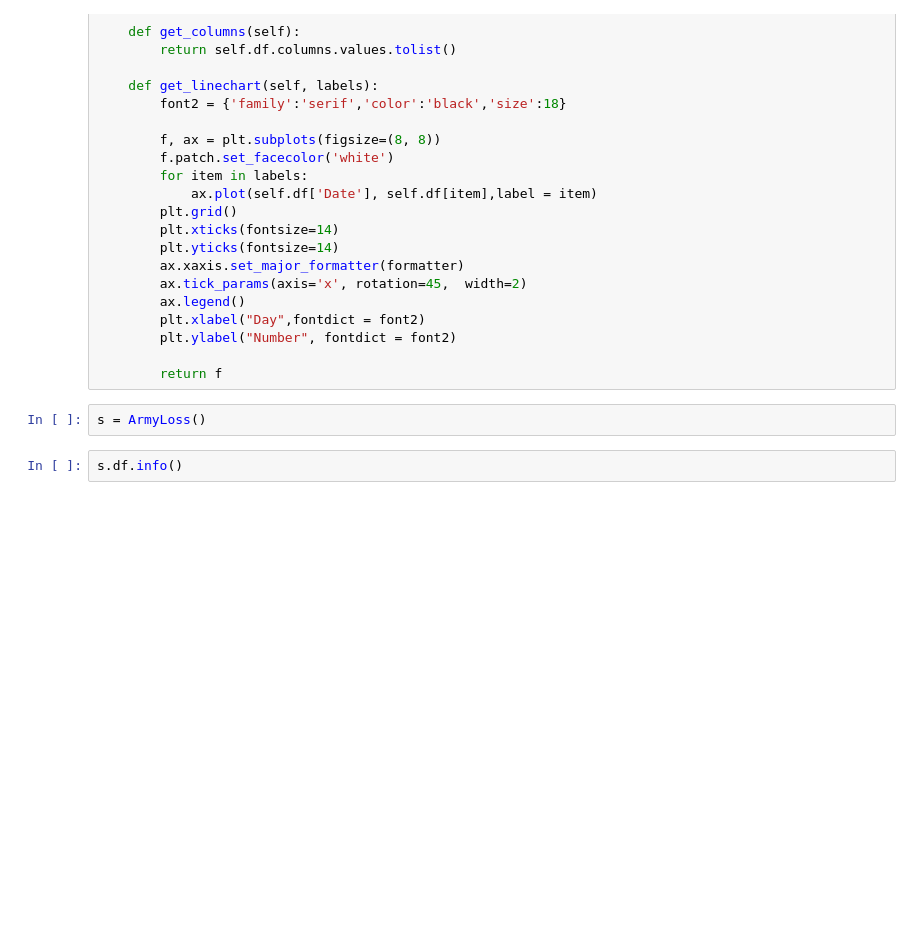
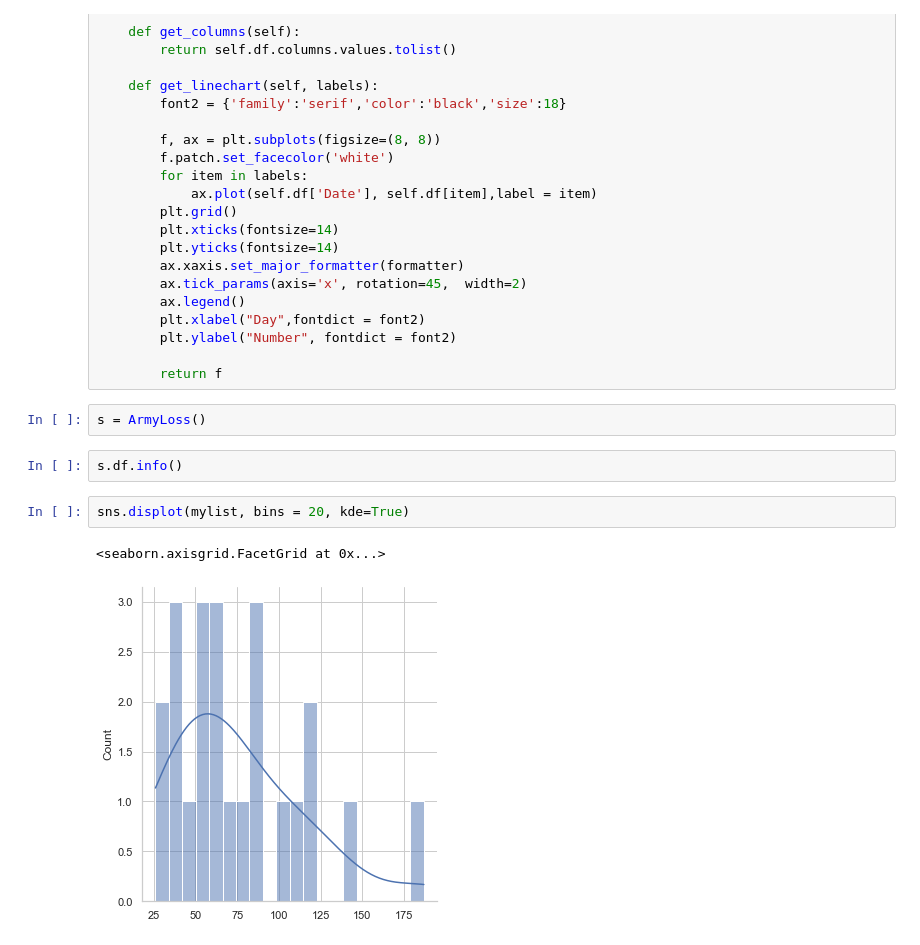
Before and after one commit to oleheyko/russian_loss, a Jupyter notebook: russian_loss2.ipynb, the cells around one changed output. Saved outputs shown, nothing was run; the diff lists cells and outputs as text; blank space fills up the shorter version.

```diff
--- a/russian_loss2.ipynb
+++ b/russian_loss2.ipynb
@@ -452,3 +474,8 @@ class ArmyLoss():
 s = ArmyLoss()
 # %%
 s.df.info()
+# %%
+sns.displot(mylist, bins = 20, kde=True)
+# %% [output]
+<seaborn.axisgrid.FacetGrid at 0x...>
+[figure, added]
```
Also changed, not shown: parts of 9 cells of this notebook, 2 other files.
